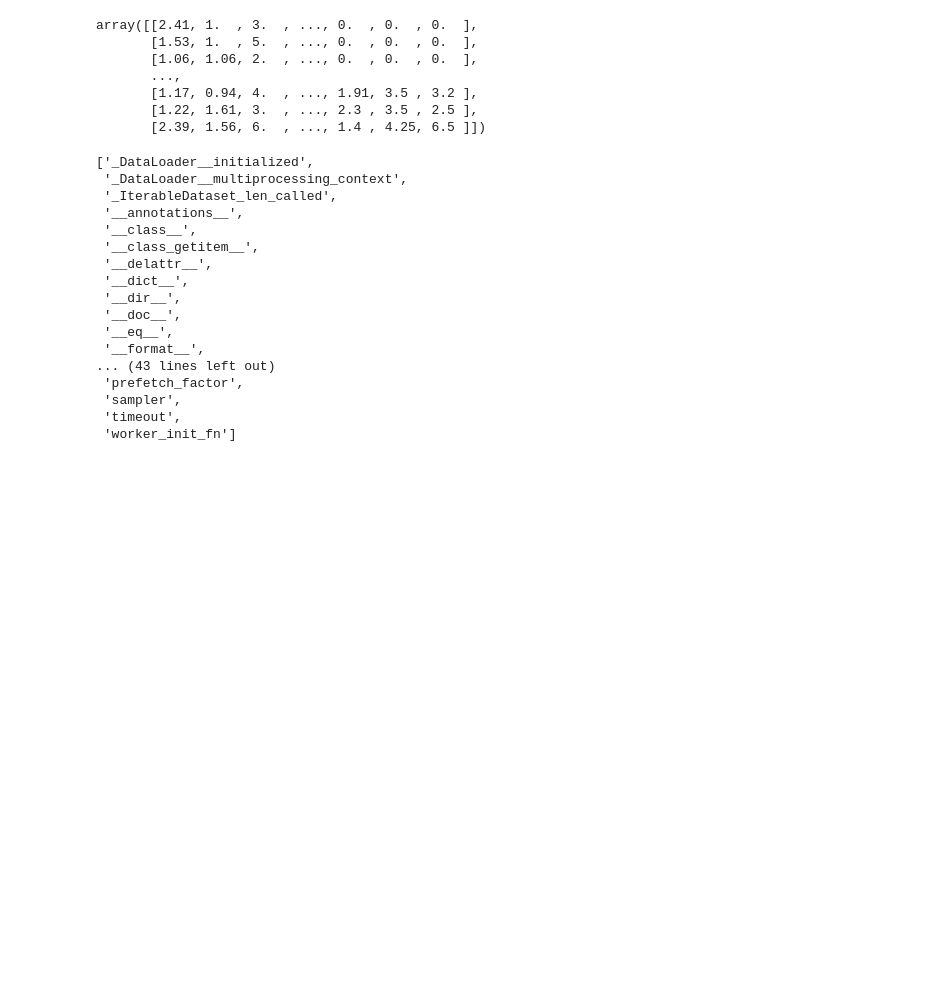
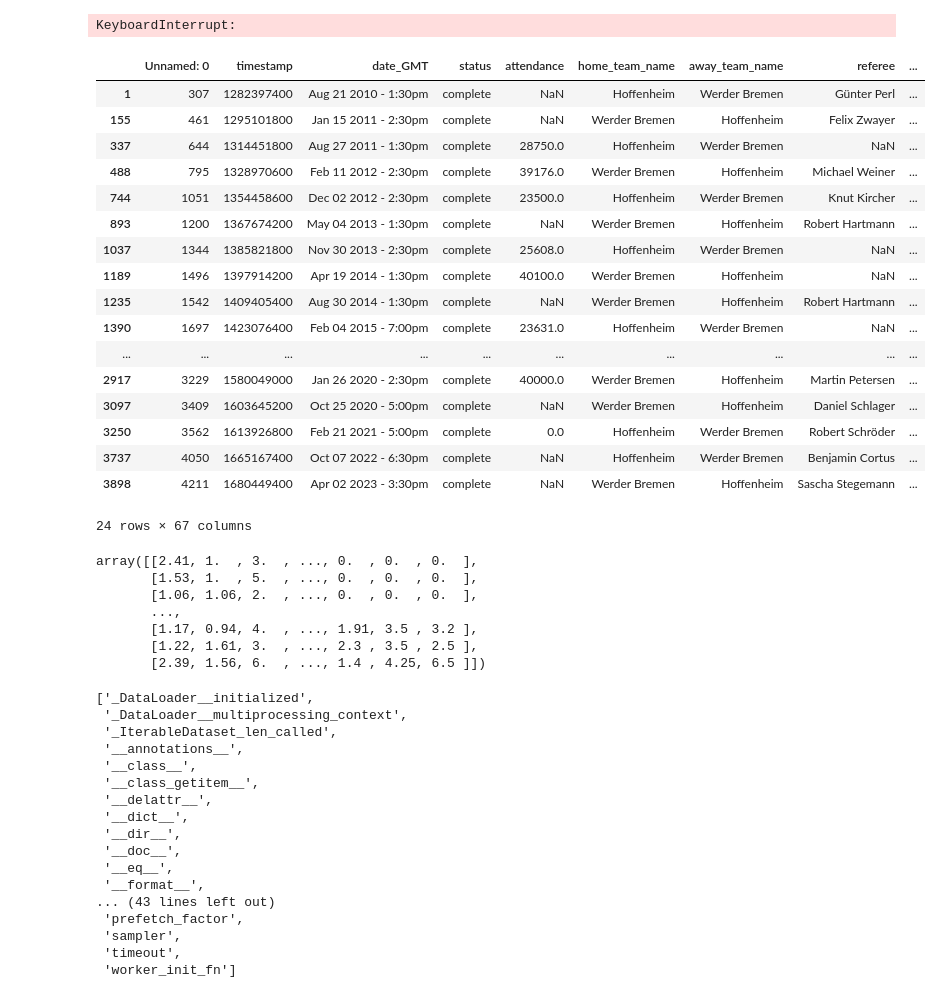
Before and after one commit to lukaszlewickii/football_games_predictor, a Jupyter notebook: draft.ipynb, the cells around one changed output. Saved outputs shown, nothing was run; the diff lists cells and outputs as text; code cells hidden in the pictures; blank space fills up the shorter version.

```diff
--- a/draft.ipynb
+++ b/draft.ipynb
@@ -102,6 +112,40 @@ X = data[['home_ppg', 'away_ppg', 'total_goal_count', 'total_goals_at_half_time'
           'home_team_shots_off_target', 'away_team_shots_off_target', 'home_team_fouls', 'away_team_fouls', 'home_team_possession', 'away_team_possession', 'team_a_xg', 'team_b_xg', 'average_goals_per_match_pre_match',
           'btts_percentage_pre_match', 'odds_ft_home_team_win', 'odds_ft_draw', 'odds_ft_away_team_win']]
 y = data['result']
+# %%
+def extract_h2h_features(df, team1, team2):
+    # Wybór meczów h2h z przeszłości między team1 i team2
+    h2h_games = df[(df['home_team_name'] == team1) & (df['away_team_name'] == team2) |
+                   (df['home_team_name'] == team2) & (df['away_team_name'] == team1)]
+    h2h_features = h2h_games[['home_team_goal_count', 'away_team_goal_count', 'home_team_corner_count', 'away_team_corner_count', 'home_team_yellow_cards', 'away_team_yellow_cards']].mean().values
+    return h2h_features
+
+# Stworzenie nowej cechy dla każdego meczu
+data['h2h_features'] = data.apply(lambda x: extract_h2h_features(data, x['home_team_name'], x['away_team_name']), axis=1)
+# %% [output]
+KeyboardInterrupt:
+# %%
+data[(data['home_team_name'] == 'Hoffenheim') & (data['away_team_name'] == 'Werder Bremen') |
+                   (data['home_team_name'] == 'Werder Bremen') & (data['away_team_name'] == 'Hoffenheim')]
+# %% [output]
+|  | Unnamed: 0 | timestamp | date_GMT | status | attendance | home_team_name | away_team_name | referee | ... |
+| 1 | 307 | 1282397400 | Aug 21 2010 - 1:30pm | complete | NaN | Hoffenheim | Werder Bremen | Günter Perl | ... |
+| 155 | 461 | 1295101800 | Jan 15 2011 - 2:30pm | complete | NaN | Werder Bremen | Hoffenheim | Felix Zwayer | ... |
+| 337 | 644 | 1314451800 | Aug 27 2011 - 1:30pm | complete | 28750.0 | Hoffenheim | Werder Bremen | NaN | ... |
+| 488 | 795 | 1328970600 | Feb 11 2012 - 2:30pm | complete | 39176.0 | Werder Bremen | Hoffenheim | Michael Weiner | ... |
+| 744 | 1051 | 1354458600 | Dec 02 2012 - 2:30pm | complete | 23500.0 | Hoffenheim | Werder Bremen | Knut Kircher | ... |
+| 893 | 1200 | 1367674200 | May 04 2013 - 1:30pm | complete | NaN | Werder Bremen | Hoffenheim | Robert Hartmann | ... |
+| 1037 | 1344 | 1385821800 | Nov 30 2013 - 2:30pm | complete | 25608.0 | Hoffenheim | Werder Bremen | NaN | ... |
+| 1189 | 1496 | 1397914200 | Apr 19 2014 - 1:30pm | complete | 40100.0 | Werder Bremen | Hoffenheim | NaN | ... |
+| 1235 | 1542 | 1409405400 | Aug 30 2014 - 1:30pm | complete | NaN | Werder Bremen | Hoffenheim | Robert Hartmann | ... |
+| 1390 | 1697 | 1423076400 | Feb 04 2015 - 7:00pm | complete | 23631.0 | Hoffenheim | Werder Bremen | NaN | ... |
+| ... | ... | ... | ... | ... | ... | ... | ... | ... | ... |
+| 2917 | 3229 | 1580049000 | Jan 26 2020 - 2:30pm | complete | 40000.0 | Werder Bremen | Hoffenheim | Martin Petersen | ... |
+| 3097 | 3409 | 1603645200 | Oct 25 2020 - 5:00pm | complete | NaN | Werder Bremen | Hoffenheim | Daniel Schlager | ... |
+| 3250 | 3562 | 1613926800 | Feb 21 2021 - 5:00pm | complete | 0.0 | Hoffenheim | Werder Bremen | Robert Schröder | ... |
+| 3737 | 4050 | 1665167400 | Oct 07 2022 - 6:30pm | complete | NaN | Hoffenheim | Werder Bremen | Benjamin Cortus | ... |
+| 3898 | 4211 | 1680449400 | Apr 02 2023 - 3:30pm | complete | NaN | Werder Bremen | Hoffenheim | Sascha Stegemann | ... |
+24 rows × 67 columns
 # %%
 X.values
 # %% [output]
```
Also changed, not shown: parts of 1 cell of this notebook, 1 other file.
